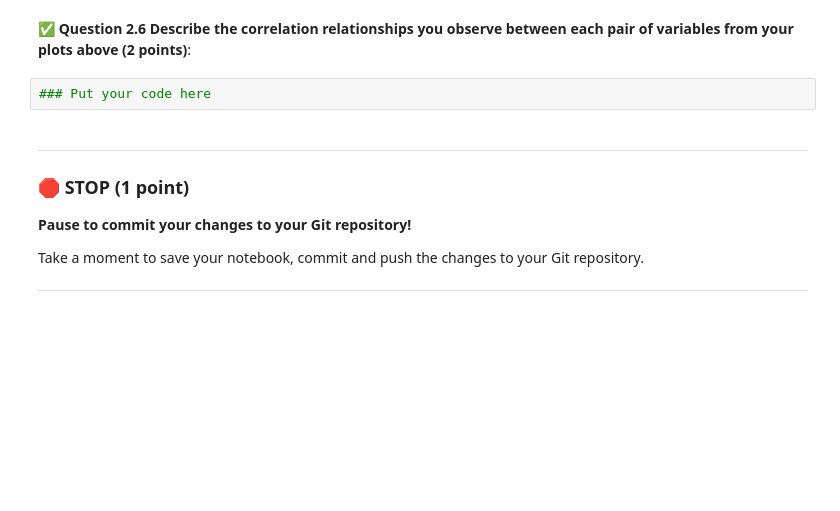
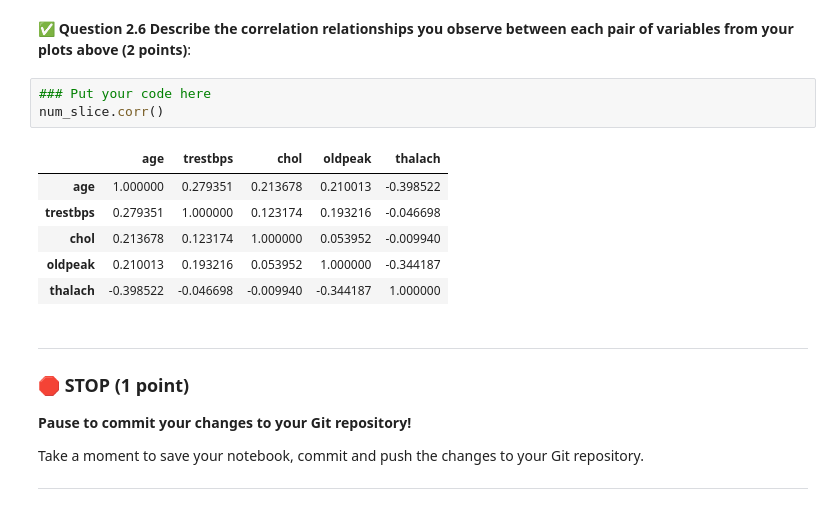
Before and after one commit to Rockypei/CMSE202-f25-turnin, a Jupyter notebook: CMSE202-Midterm-Section003-STUDENT-F25.ipynb, the cells around one changed output. Cells and saved outputs as stored; diff of their text form; blank space fills up the shorter version.

```diff
--- a/CMSE202-Midterm-Section003-STUDENT-F25.ipynb
+++ b/CMSE202-Midterm-Section003-STUDENT-F25.ipynb
@@ -121,6 +148,14 @@ age,sex,cp,trestbps,chol,fbs,restecg,thalach,exang,oldpeak,slope,ca,thal,target
 &#9989; **Question 2.6 Describe the correlation relationships you observe between each pair of variables from your plots above (2 points)**:
 # %%
 ### Put your code here
+num_slice.corr()
+# %% [output]
+|  | age | trestbps | chol | oldpeak | thalach |
+| age | 1.000000 | 0.279351 | 0.213678 | 0.210013 | -0.398522 |
+| trestbps | 0.279351 | 1.000000 | 0.123174 | 0.193216 | -0.046698 |
+| chol | 0.213678 | 0.123174 | 1.000000 | 0.053952 | -0.009940 |
+| oldpeak | 0.210013 | 0.193216 | 0.053952 | 1.000000 | -0.344187 |
+| thalach | -0.398522 | -0.046698 | -0.009940 | -0.344187 | 1.000000 |
 # %% [markdown]
 ---
 ### &#128721; STOP (1 point)
```
Also changed, not shown: parts of 5 cells of this notebook.
